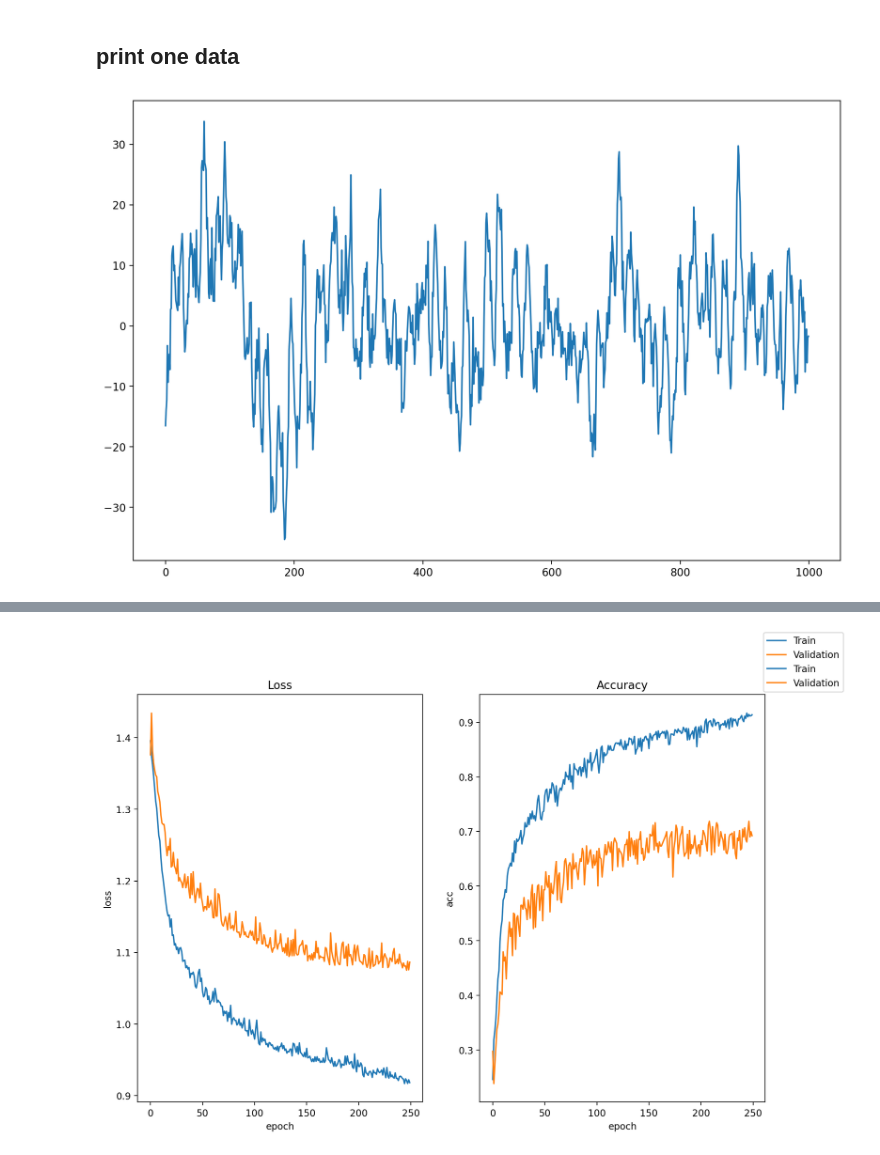
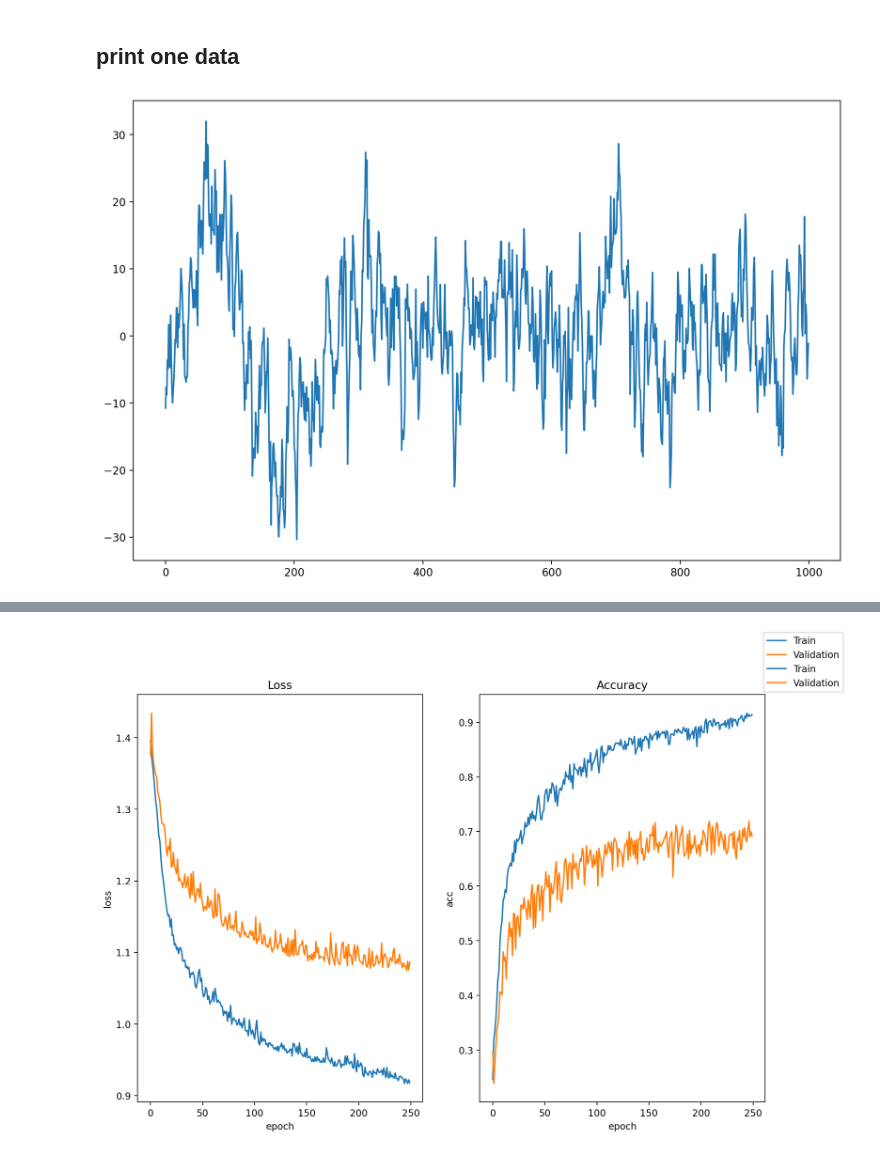
Before and after one commit to RX-0-95/EEG_Classification, a Jupyter notebook: EEG_loading.ipynb, the cells around one changed output, grey strips where cells are left out. Cells and saved outputs as stored; diff of their text form; code cells hidden in the pictures.

```diff
--- a/EEG_loading.ipynb
+++ b/EEG_loading.ipynb
@@ -41,9 +41,9 @@ Person test shape: (443, 1)
 # %% [markdown]
 ## print one data
 # %%
-plot = plt.plot(X_train_valid[1,21])
+plot = plt.plot(X_train_valid[1,12])
 # %% [output]
-[figure, old version]
+[figure, new version]
 # %%
 X_test_dir = './data/X_test.npy'
 y_test_dir = './data/y_test.npy'
```
Also changed, not shown: parts of 2 cells of this notebook, 8 other files.
